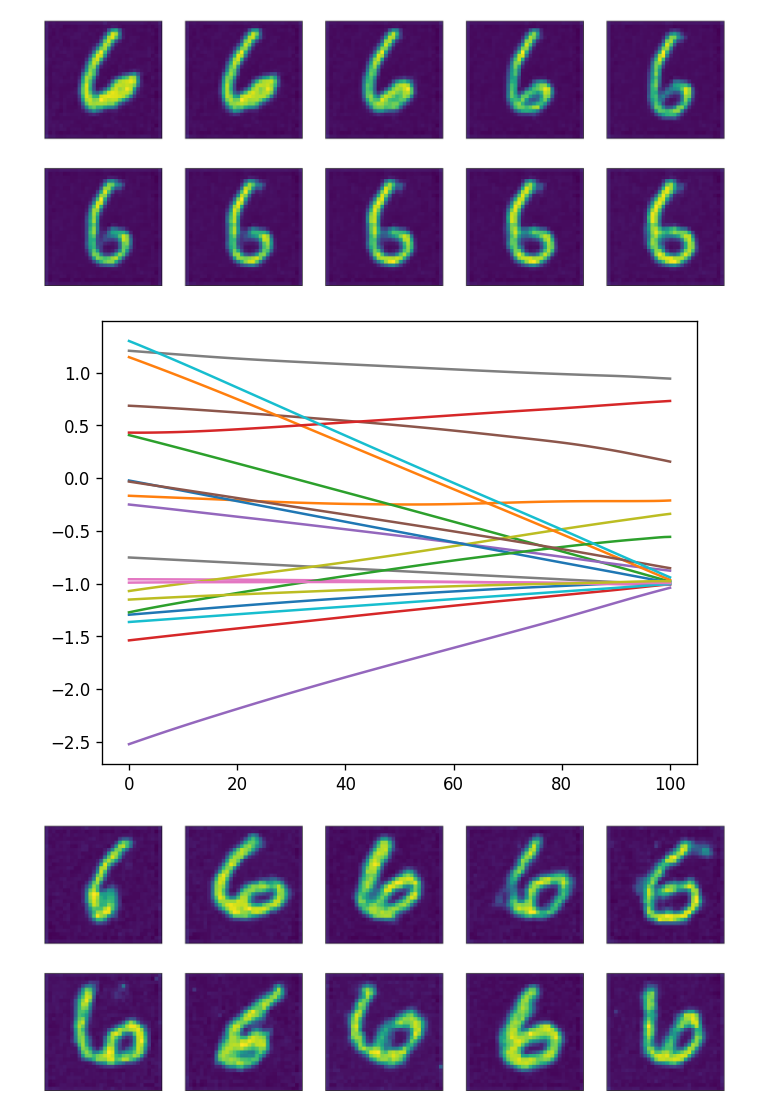
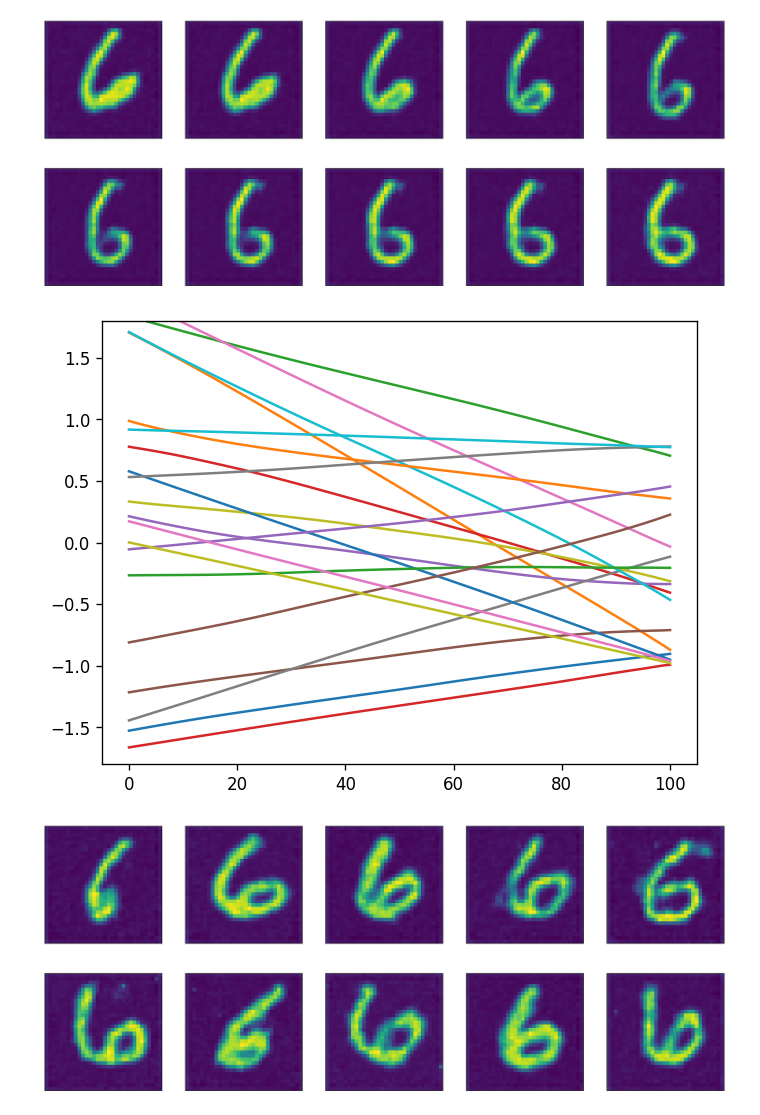
Before and after one commit to HeiseMax/RectifiedFlow, a Jupyter notebook: MNIST_6.ipynb, the cells around one changed output. Cells and saved outputs as stored; diff of their text form; code cells hidden in the pictures.

Commit message:
plots for report

```diff
--- a/MNIST_6.ipynb
+++ b/MNIST_6.ipynb
@@ -247,9 +142,9 @@ show_trajecrory_samples(rectified_flow_reflow, img_init[1:2], img_init[0:1], 2,
 # %% [output]
 [figure]
 # %%
-show_trajectories(rectified_flow_reflow, get_samples, img_size=32, num_steps=100, device=device)
+show_trajectories(rectified_flow_reflow, get_samples, img_size=32, num_steps=100, x=19, y=14, device=device)
 # %% [output]
-[figure, old version]
+[figure, new version]
 # %%
 show_samples(rectified_flow_reflow, get_samples, rows=2, columns=5, channels=1, img_size=32, num_steps=4, device=device)
 # %% [output]
```
Also changed, not shown: parts of 13 cells of this notebook, 7 other files.
